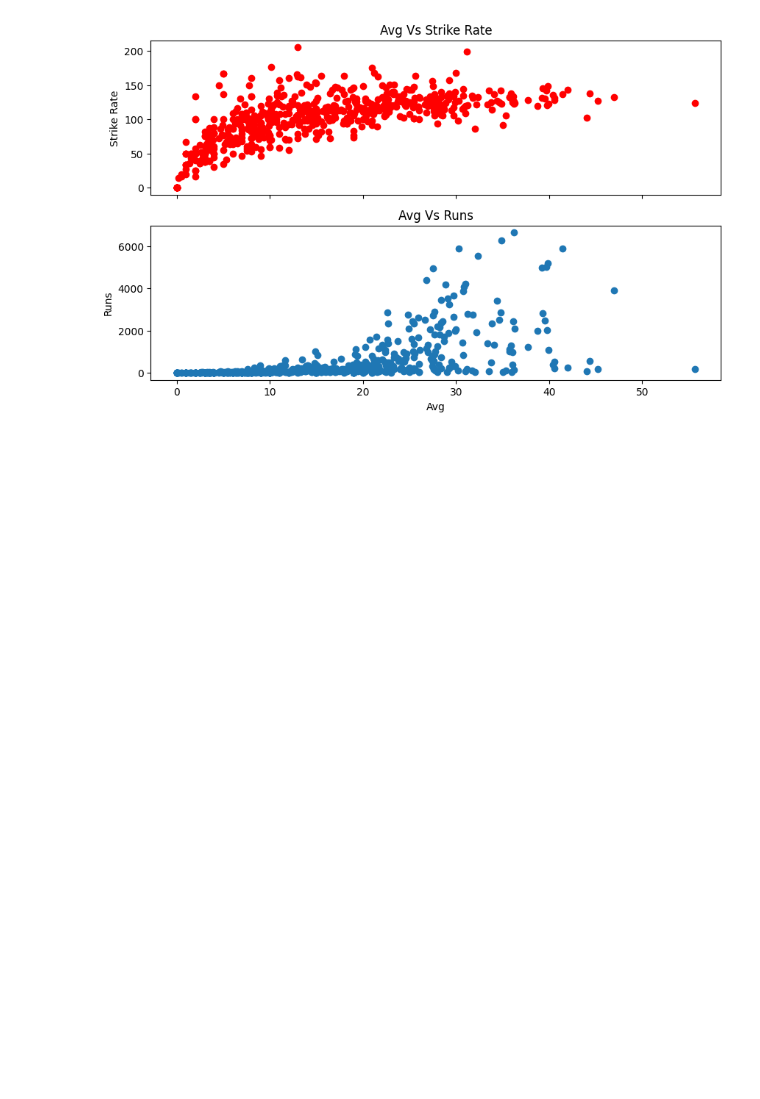
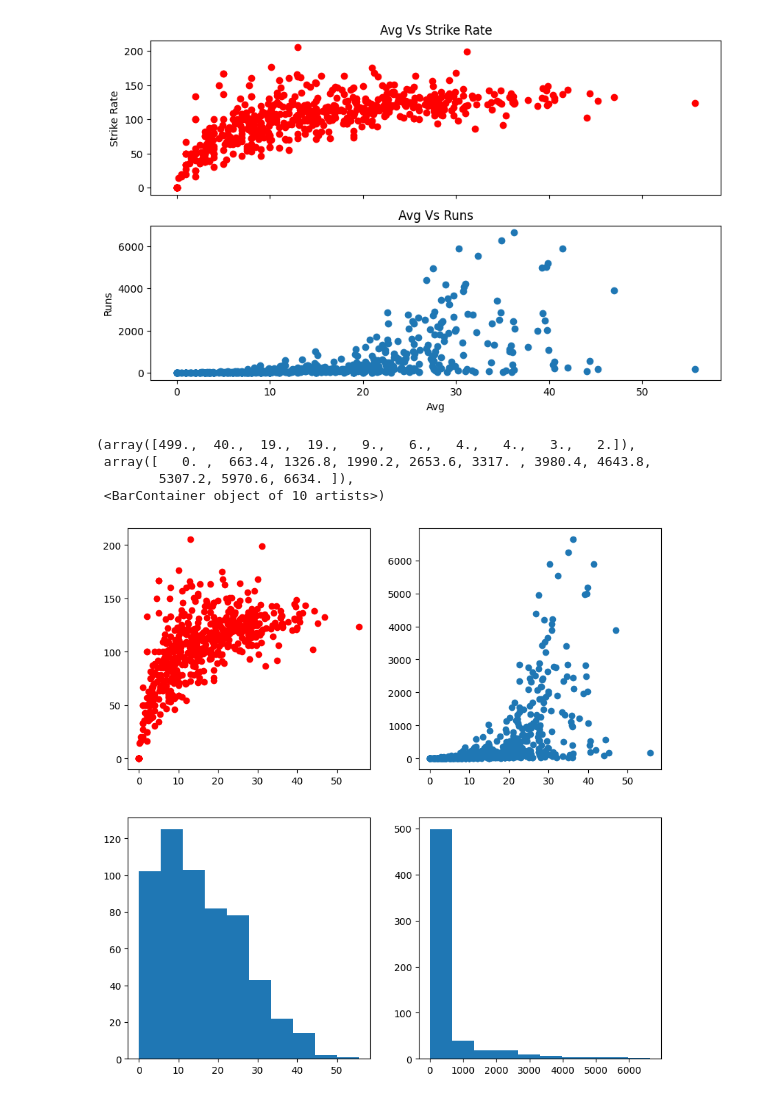
Before and after one commit to simran-aug15/Matplotlib, a Jupyter notebook: subplot.ipynb, the cells around one changed output. Drawn from its saved outputs; the diff is of its cells as text; code cells hidden in the pictures; blank space fills up the shorter version.

```diff
--- a/subplot.ipynb
+++ b/subplot.ipynb
@@ -60,3 +60,16 @@ ax[1].set_xlabel('Avg')
 # %% [output]
 Text(0.5, 0, 'Avg')
 [figure]
+# %%
+# 4 graph side by side
+fig,ax=plt.subplots(nrows=2,ncols=2,figsize=(10,10))
+ax[0,0].scatter(batter['avg'],batter['strike_rate'],color='red') # first row,first column
+ax[0,1].scatter(batter['avg'],batter['runs']) # first row,second column
+ax[1,0].hist(batter['avg']) # secong row,first column
+ax[1,1].hist(batter['runs']) # second row,second column
+# %% [output]
+(array([499.,  40.,  19.,  19.,   9.,   6.,   4.,   4.,   3.,   2.]),
+ array([   0. ,  663.4, 1326.8, 1990.2, 2653.6, 3317. , 3980.4, 4643.8,
+        5307.2, 5970.6, 6634. ]),
+ <BarContainer object of 10 artists>)
+[figure, added]
```
